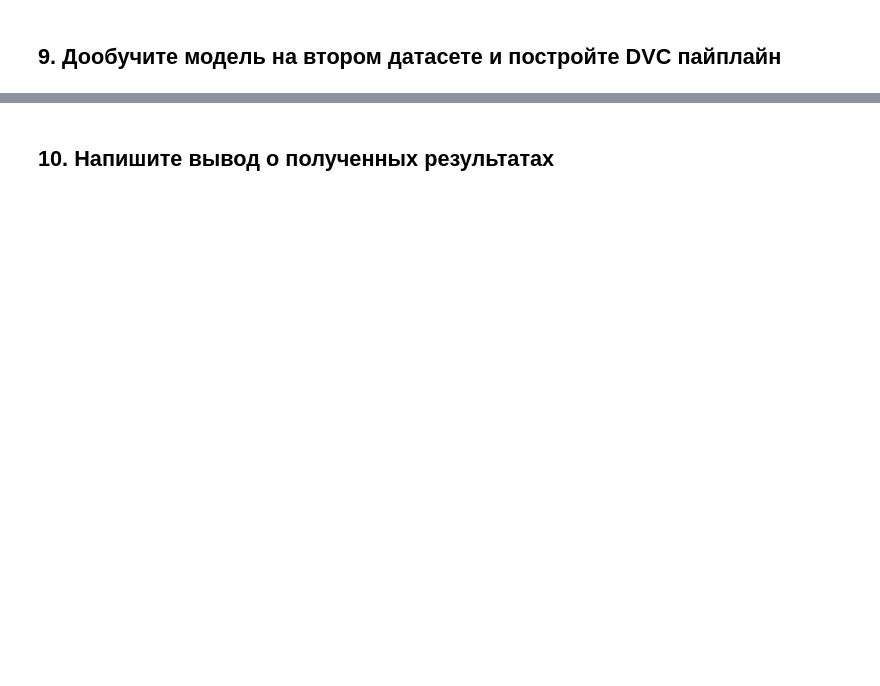
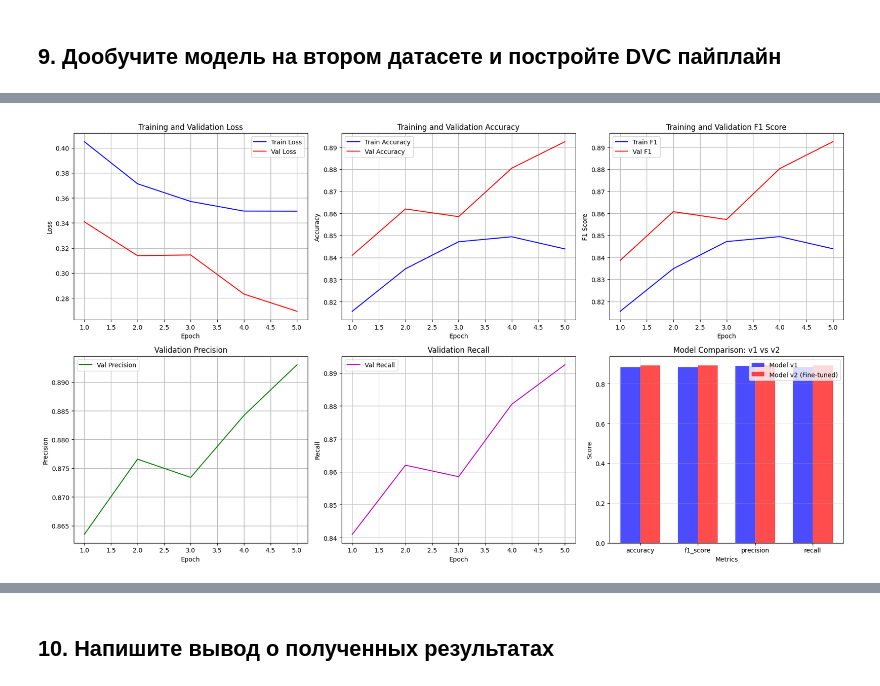
Before and after one commit to VladousSparrowous/tracking_homework_04, a Jupyter notebook: train_model.ipynb, the cells around one changed output, grey strips where cells are left out. Saved outputs shown, nothing was run; the diff lists cells and outputs as text; code cells hidden in the pictures; blank space fills up the shorter version.

Commit message:
add graphics

```diff
--- a/train_model.ipynb
+++ b/train_model.ipynb
@@ -112,7 +84,7 @@ print(f'Test dataset size: {len(test_dataset)}')
 # %% [markdown]
 ## 3. Создание модели ResNet18
 # %%
-model = models.resnet18(pretrained=True)
+model = models.resnet18(pretrained=False)
 num_features = model.fc.in_features
 model.fc = nn.Linear(num_features, 2)
 model = model.to(device)
@@ -300,0 +424,16 @@ plt.show()
+# %%
+with open('finetune/finetune_params_v2.json', 'w') as f:
+    json.dump(finetune_params, f, indent=4)
+# %%
+from torch.optim.lr_scheduler import CosineAnnealingLR
+
+criterion = nn.CrossEntropyLoss()
+optimizer = torch.optim.AdamW(
+    model.parameters(),
+    lr=finetune_params['learning_rate'],
+    weight_decay=1e-4
+)
+scheduler = CosineAnnealingLR(
+    optimizer,
+    T_max=finetune_params['num_epochs']
+)
@@ -300,0 +639,69 @@ plt.show()
+# %%
+fig, axes = plt.subplots(2, 3, figsize=(18, 10))
+
+# Loss
+axes[0, 0].plot(range(1, num_epochs+1), train_losses, 'b-', label='Train Loss')
+axes[0, 0].plot(range(1, num_epochs+1), val_losses, 'r-', label='Val Loss')
+axes[0, 0].set_xlabel('Epoch')
+axes[0, 0].set_ylabel('Loss')
+axes[0, 0].set_title('Training and Validation Loss')
+axes[0, 0].legend()
+axes[0, 0].grid(True)
+
+# Accuracy
+axes[0, 1].plot(range(1, num_epochs+1), train_accs, 'b-', label='Train Accuracy')
+axes[0, 1].plot(range(1, num_epochs+1), val_accs, 'r-', label='Val Accuracy')
+axes[0, 1].set_xlabel('Epoch')
+axes[0, 1].set_ylabel('Accuracy')
+axes[0, 1].set_title('Training and Validation Accuracy')
+axes[0, 1].legend()
+axes[0, 1].grid(True)
+
+# F1 Score
+axes[0, 2].plot(range(1, num_epochs+1), train_f1s, 'b-', label='Train F1')
+axes[0, 2].plot(range(1, num_epochs+1), val_f1s, 'r-', label='Val F1')
+axes[0, 2].set_xlabel('Epoch')
+axes[0, 2].set_ylabel('F1 Score')
+axes[0, 2].set_title('Training and Validation F1 Score')
+axes[0, 2].legend()
+axes[0, 2].grid(True)
+
+# Precision
+axes[1, 0].plot(range(1, num_epochs+1), val_precisions, 'g-', label='Val Precision')
+axes[1, 0].set_xlabel('Epoch')
+axes[1, 0].set_ylabel('Precision')
+axes[1, 0].set_title('Validation Precision')
+axes[1, 0].legend()
+axes[1, 0].grid(True)
+
+# Recall
+axes[1, 1].plot(range(1, num_epochs+1), val_recalls, 'm-', label='Val Recall')
+axes[1, 1].set_xlabel('Epoch')
+axes[1, 1].set_ylabel('Recall')
+axes[1, 1].set_title('Validation Recall')
+axes[1, 1].legend()
+axes[1, 1].grid(True)
+
+# Сравнение с v1
+
+metrics = ['accuracy', 'f1_score', 'precision', 'recall']
+v1_values = [test_metrics_v1.get(m, 0) for m in metrics]
+v2_values = [test_metrics_v2.get(m, 0) for m in metrics]
+
+x = np.arange(len(metrics))
+width = 0.35
+
+axes[1, 2].bar(x - width/2, v1_values, width, label='Model v1', color='blue', alpha=0.7)
+axes[1, 2].bar(x + width/2, v2_values, width, label='Model v2 (Fine-tuned)', color='red', alpha=0.7)
+axes[1, 2].set_xlabel('Metrics')
+axes[1, 2].set_ylabel('Score')
+axes[1, 2].set_title('Model Comparison: v1 vs v2')
+axes[1, 2].set_xticks(x)
+axes[1, 2].set_xticklabels(metrics)
+axes[1, 2].legend()
+axes[1, 2].grid(True, alpha=0.3)
+
+plt.tight_layout()
+plt.show()
+# %% [output]
+[figure, added]
```
Also changed, not shown: parts of 21 cells of this notebook, 14 other files.
